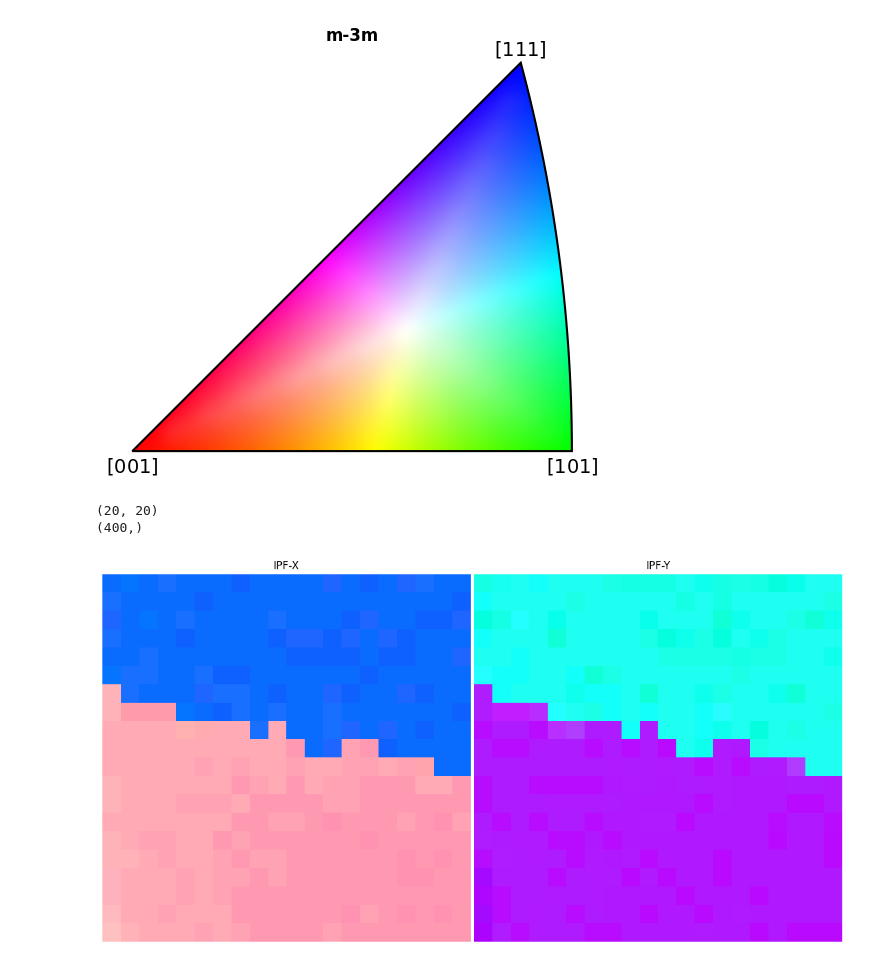
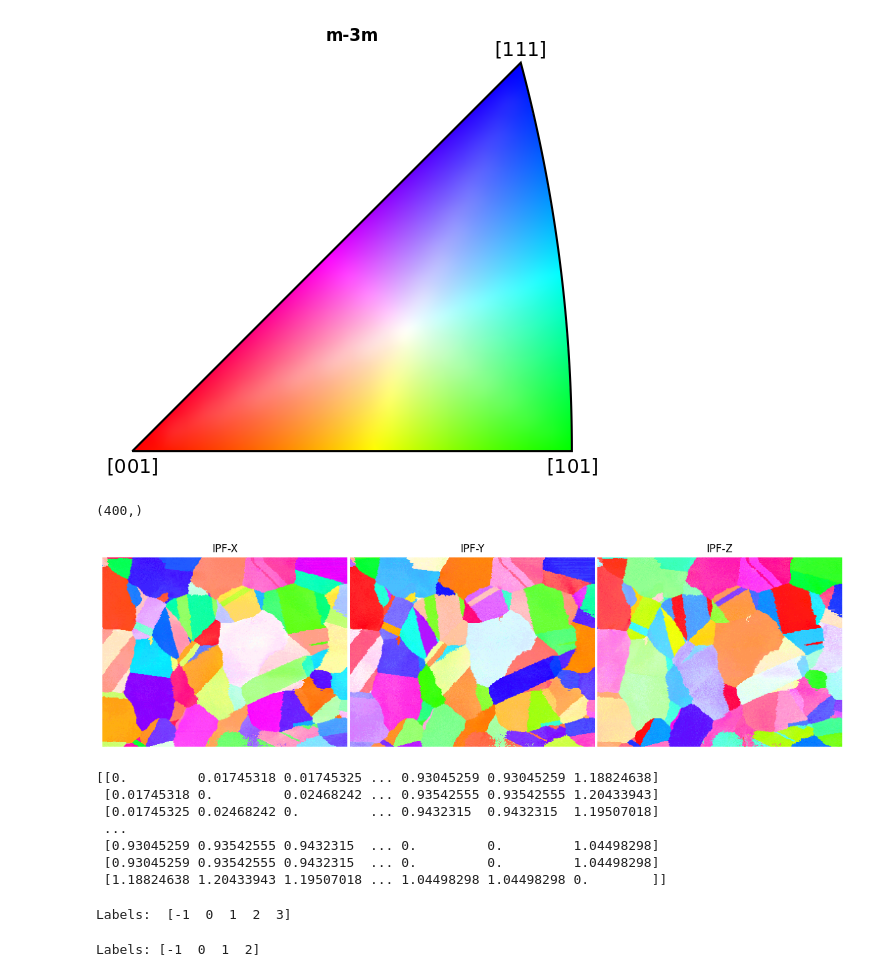
Before and after one commit to jmgiorgi-10/DataScienceNotebooks, a Jupyter notebook: DBSCAN on Materials Data.ipynb, the cells around one changed output. Cells and saved outputs as stored; diff of their text form; code cells hidden in the pictures.

```diff
--- a/DBSCAN on Materials Data.ipynb
+++ b/DBSCAN on Materials Data.ipynb
@@ -12,9 +12,9 @@ test
 from orix.quaternion.symmetry import Oh
 # %%
 # Load and x-plane cross-section of a 3D EBSD microscope scan of Nickel unit crystal orientations
-data = np.load("Open_718_Test_hr_x_block_45.npy")
+all_data = np.load("Open_718_Test_hr_x_block_45.npy")
 # Decrease computational burden for this excercise
-data = data[100:120, 100:120]
+data = all_data[50:70, 50:70]
 # %%
 from orix import plot
 plot.IPFColorKeyTSL(Oh).plot()
@@ -31,46 +31,45 @@ from orix.quaternion import Orientation, OrientationRegion, Rotation
 from orix.quaternion.symmetry import Oh
 # %%
 # Convert numpy quaternion data to orix Orientations
+ori_all = Orientation(all_data)
+
 ori = Orientation(data)
 shape = ori.shape
 
 ori = ori.flatten()
 ori.symmetry = Oh
 ori = ori.map_into_symmetry_reduced_zone()
-ori_shaped = ori.reshape(shape)
-print(ori_shaped.shape)
 print(ori.shape)
 # %% [output]
-(20, 20)
 (400,)
 # %%
 # Visualize EBSD data with inverse pole figure in the selected data region
 from orix.vector import AxAngle, Vector3d
 import matplotlib.pyplot as plt
 
 ckey = plot.IPFColorKeyTSL(Oh)
-directions = [(1, 0, 0), (0, 1, 0)]
-titles = ["X", "Y"]
+directions = [(1, 0, 0), (0, 1, 0), (0, 0, 1)]
+titles = ["X", "Y", "Z"]
 
-fig, axes = plt.subplots(ncols=2, figsize=(15, 10))
+fig, axes = plt.subplots(ncols=3, figsize=(15, 10))
 for i, ax in enumerate(axes):
     ckey.direction = Vector3d(directions[i])
     # Invert because orix assumes lab2crystal when coloring orientations
-    ax.imshow(ckey.orientation2color(~ori_shaped))
+    ax.imshow(ckey.orientation2color(~ori_all))
     ax.set_title(f"IPF-{titles[i]}")
     ax.axis("off")
 
 # # Add color key
 # ax_ipfkey = fig.add_axes(
 #     [0.932, 0.37, 0.1, 0.1],  # (Left, bottom, width, height)
 #     projection="ipf",
 #     symmetry=ori.symmetry.laue,
 # )
 ax_ipfkey.plot_ipf_color_key()
 ax_ipfkey.set_title("")
 fig.subplots_adjust(wspace=0.01)
 # %% [output]
-[figure, old version]
+[figure, new version]
 # %%
 from orix.quaternion.symmetry import C1
 # Remove symmetry by setting to point group 1 (identity operation)
@@ -82,12 +81,22 @@ mori1 = (~ori_without_symmetry).outer(ori_without_symmetry)
 # Misorientation angles
 D1 = mori1.angle
 print(D1)
+# %% [output]
+[[0.         0.01745318 0.01745325 ... 0.93045259 0.93045259 1.18824638]
+ [0.01745318 0.         0.02468242 ... 0.93542555 0.93542555 1.20433943]
+ [0.01745325 0.02468242 0.         ... 0.9432315  0.9432315  1.19507018]
+ ...
+ [0.93045259 0.93542555 0.9432315  ... 0.         0.         1.04498298]
+ [0.93045259 0.93542555 0.9432315  ... 0.         0.         1.04498298]
+ [1.18824638 1.20433943 1.19507018 ... 1.04498298 1.04498298 0.        ]]
 # %%
 # Use Sklearn PyPi library for unsupervised clustering (DBSCAN)
 # Use pyplot to plot fundamental region
 from sklearn.cluster import DBSCAN
 dbscan_naive = DBSCAN(eps=0.1, min_samples=2, metric="precomputed").fit(D1)
 print("Labels: ", np.unique(dbscan_naive.labels_))
+# %% [output]
+Labels:  [-1  0  1  2  3]
 # %%
 # Elements of symmetry groups are set transformations that leave an object invariant. \
 # Symmetry groups are quaternion representations of point groups
@@ -107,6 +116,8 @@ dbscan = DBSCAN(
     eps=np.deg2rad(17), min_samples=2, metric="precomputed"
 ).fit(D2.astype(np.float32))
 print("Labels:", np.unique(dbscan.labels_))
+# %% [output]
+Labels: [-1  0  1  2]
 # %%
 # Colorisation & Animation
 from skimage.color import label2rgb
```
Also changed, not shown: parts of 1 cell of this notebook.
